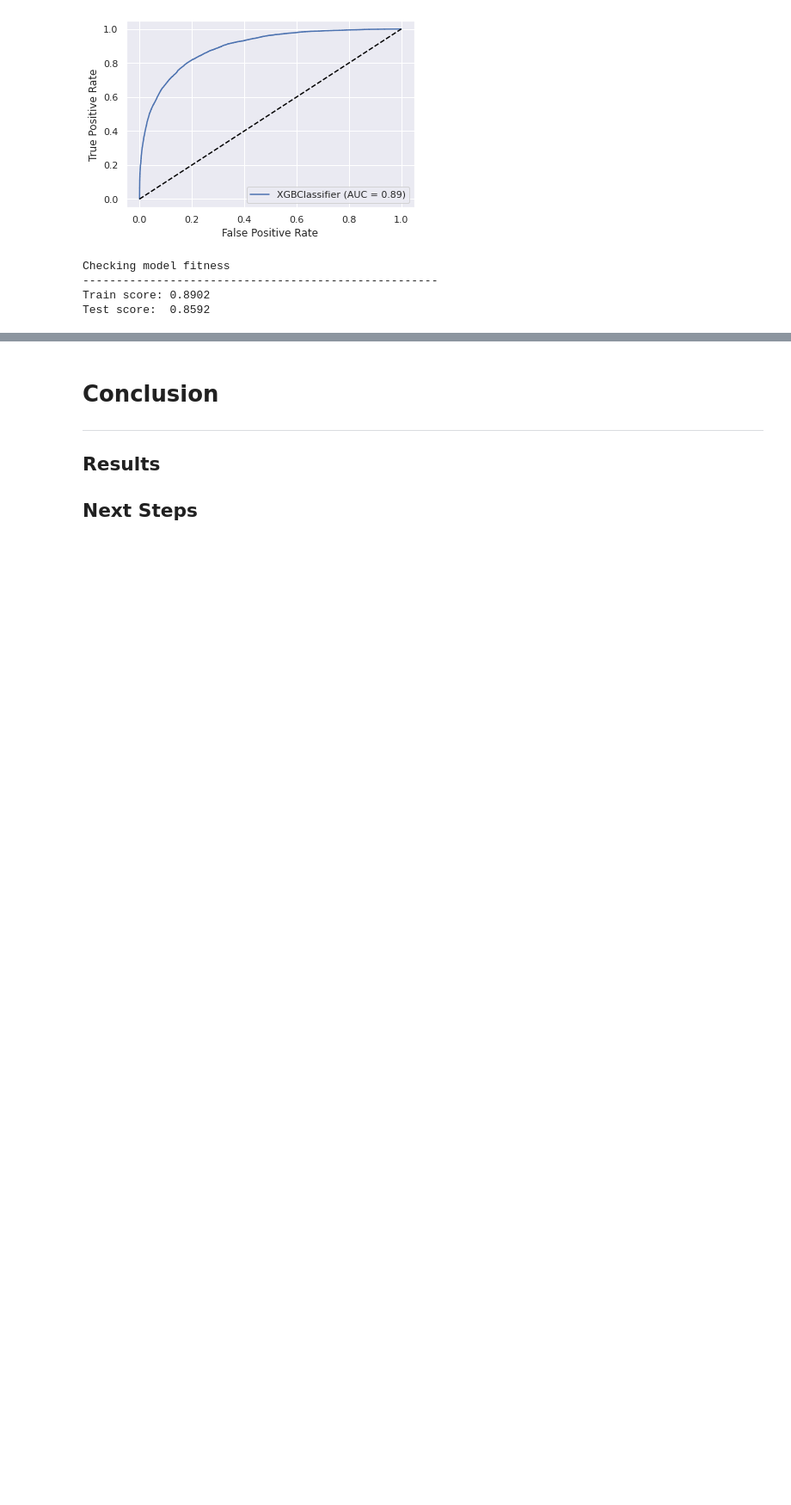
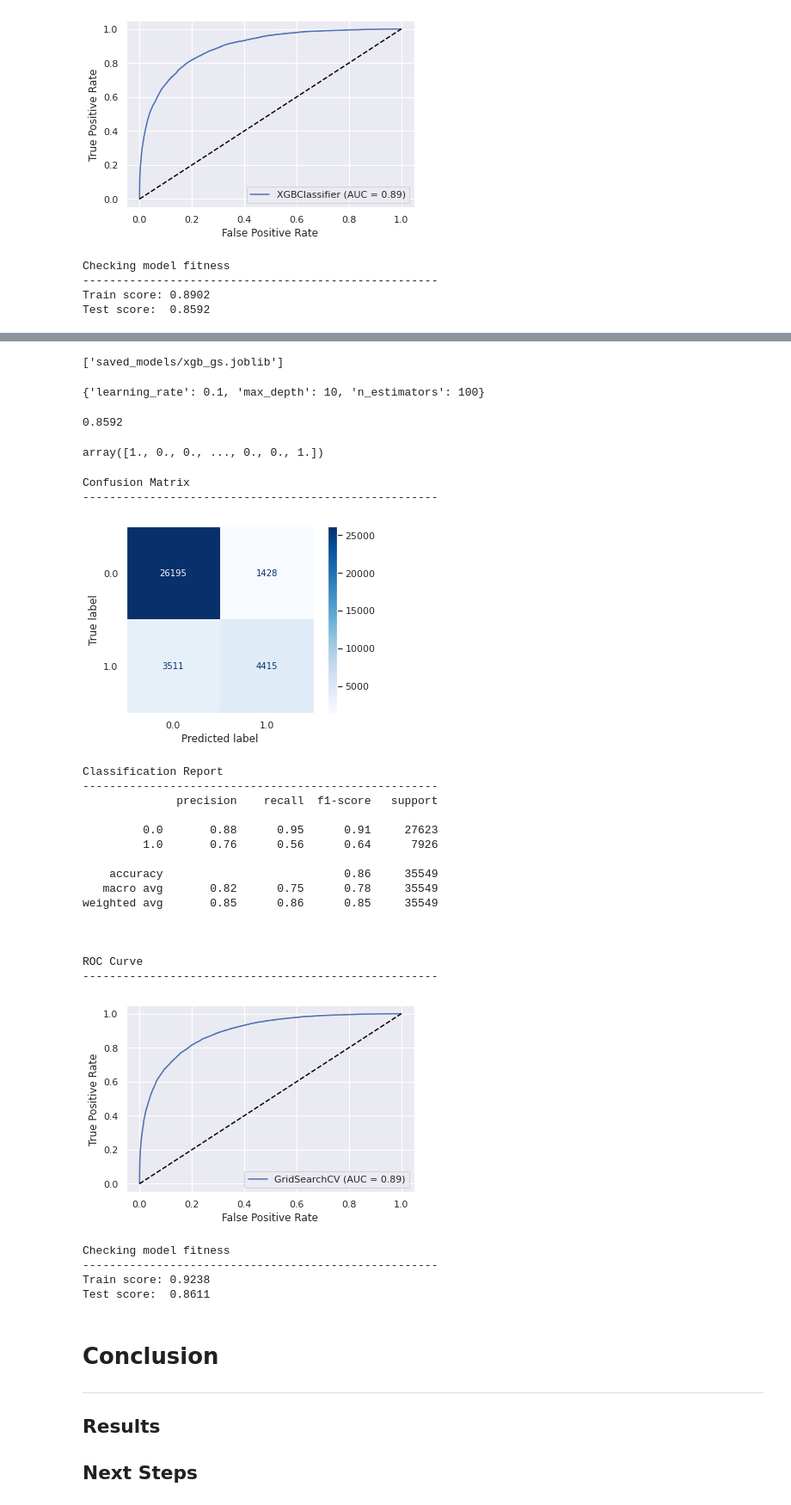
Before and after one commit to tjkyner/australian-rain-prediction, a Jupyter notebook: notebook.ipynb, the cells around one changed output, grey strips where cells are left out. Shown at 86% size. Cells and saved outputs as stored; diff of their text form; code cells hidden in the pictures; blank space fills up the shorter version.

```diff
--- a/notebook.ipynb
+++ b/notebook.ipynb
@@ -1125,3 +1157,48 @@ Test score:  0.8592
+# %%
+joblib.dump(xgb_gs, 'saved_models/xgb_gs.joblib')
+# %% [output]
+['saved_models/xgb_gs.joblib']
+# %%
+xgb_gs_saved = joblib.load('saved_models/xgb_gs.joblib')
+# %%
+xgb_gs_saved.best_params_
+# %% [output]
+{'learning_rate': 0.1, 'max_depth': 10, 'n_estimators': 100}
+# %%
+round(xgb_gs_saved.best_score_, 4)
+# %% [output]
+0.8592
+# %%
+y_pred_xgb_gs = xgb_gs_saved.predict(X_test)
+y_pred_xgb_gs
+# %% [output]
+array([1., 0., 0., ..., 0., 0., 1.])
+# %%
+evaluate(xgb_gs_saved, y_pred=y_pred_xgb_gs)
+# %% [output]
+Confusion Matrix
+-----------------------------------------------------
+[figure, added]
+Classification Report
+-----------------------------------------------------
+              precision    recall  f1-score   support
+
+         0.0       0.88      0.95      0.91     27623
+         1.0       0.76      0.56      0.64      7926
+
+    accuracy                           0.86     35549
+   macro avg       0.82      0.75      0.78     35549
+weighted avg       0.85      0.86      0.85     35549
+
+
+
+ROC Curve
+-----------------------------------------------------
+[figure, added]
+Checking model fitness
+-----------------------------------------------------
+Train score: 0.9238
+Test score:  0.8611
 # %% [markdown]
 # Conclusion
 ---
```
Also changed, not shown: parts of 3 cells of this notebook, 2 other files.
